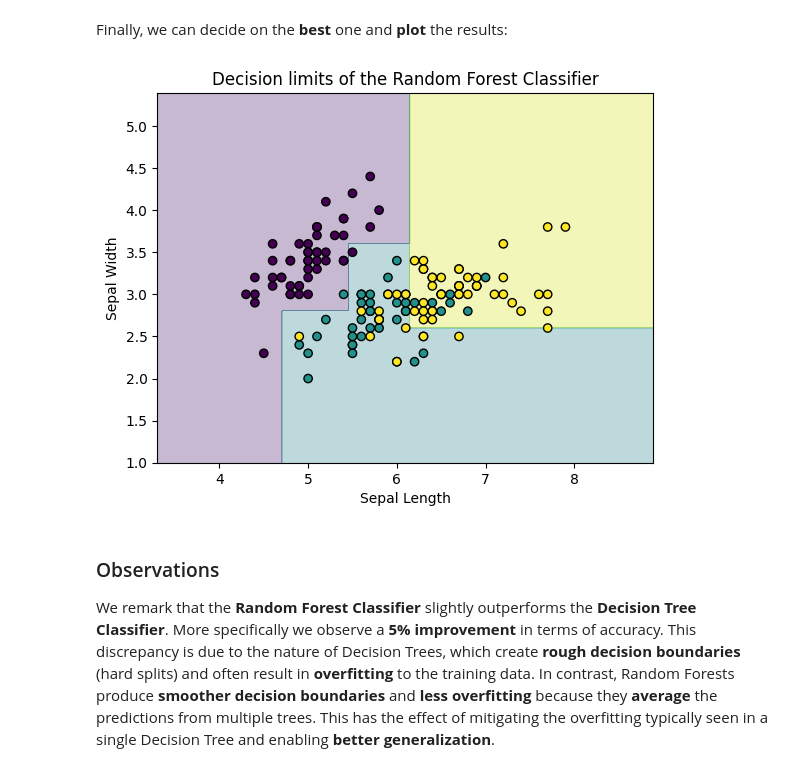
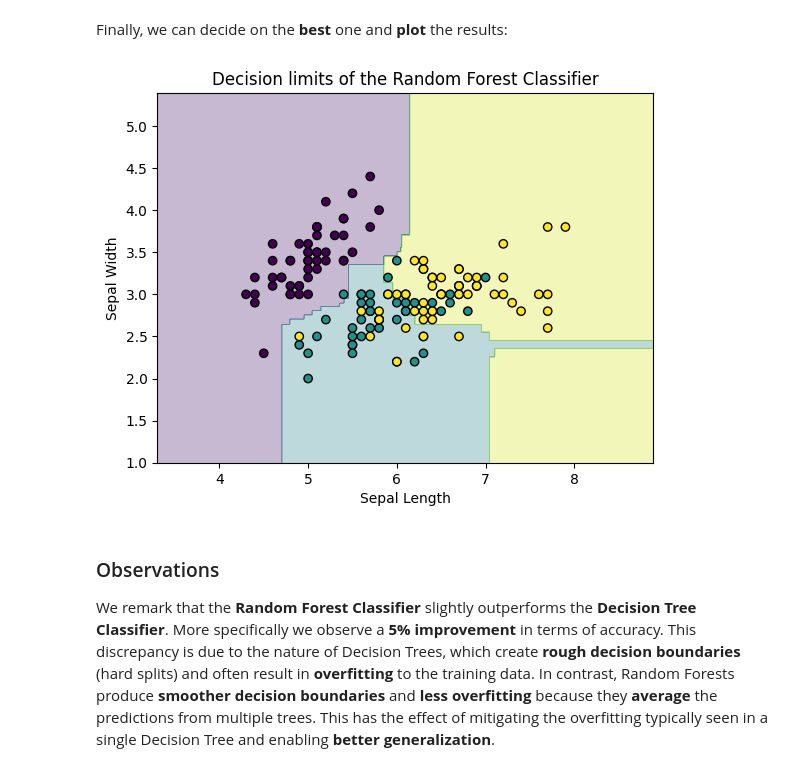
Before and after one commit to vgzoidis/MachineLearningExersice, a Jupyter notebook: Team-5-AC.ipynb, the cells around one changed output. Cells and saved outputs as stored; diff of their text form; code cells hidden in the pictures.

```diff
--- a/Team-5-AC.ipynb
+++ b/Team-5-AC.ipynb
@@ -311,24 +311,24 @@ Finally, we can decide on the **best** one and **plot** the results:
 # %%
 # Boundary decision for the best Random Forest
 best_rf = RandomForestClassifier(n_estimators=n_trees, max_depth=best_depth, bootstrap=True, random_state=42)
 best_rf.fit(X_train, y_train)
 
 # Visualization of decision limits
 x_min, x_max = X[:, 0].min() - 1, X[:, 0].max() + 1
 y_min, y_max = X[:, 1].min() - 1, X[:, 1].max() + 1
 xx, yy = np.meshgrid(np.arange(x_min, x_max, 0.01),
                      np.arange(y_min, y_max, 0.01))
-Z = clf.predict(np.c_[xx.ravel(), yy.ravel()])
+Z = best_rf.predict(np.c_[xx.ravel(), yy.ravel()])
 Z = Z.reshape(xx.shape)
 
 plt.contourf(xx, yy, Z, alpha=0.3)
 plt.scatter(X[:, 0], X[:, 1], c=y, edgecolor='k', marker='o')
 plt.xlabel('Sepal Length')
 plt.ylabel('Sepal Width')
 plt.title('Decision limits of the Random Forest Classifier')
 plt.show()
 # %% [output]
-[figure, old version]
+[figure, new version]
 # %% [markdown]
 
 ### Observations
```
